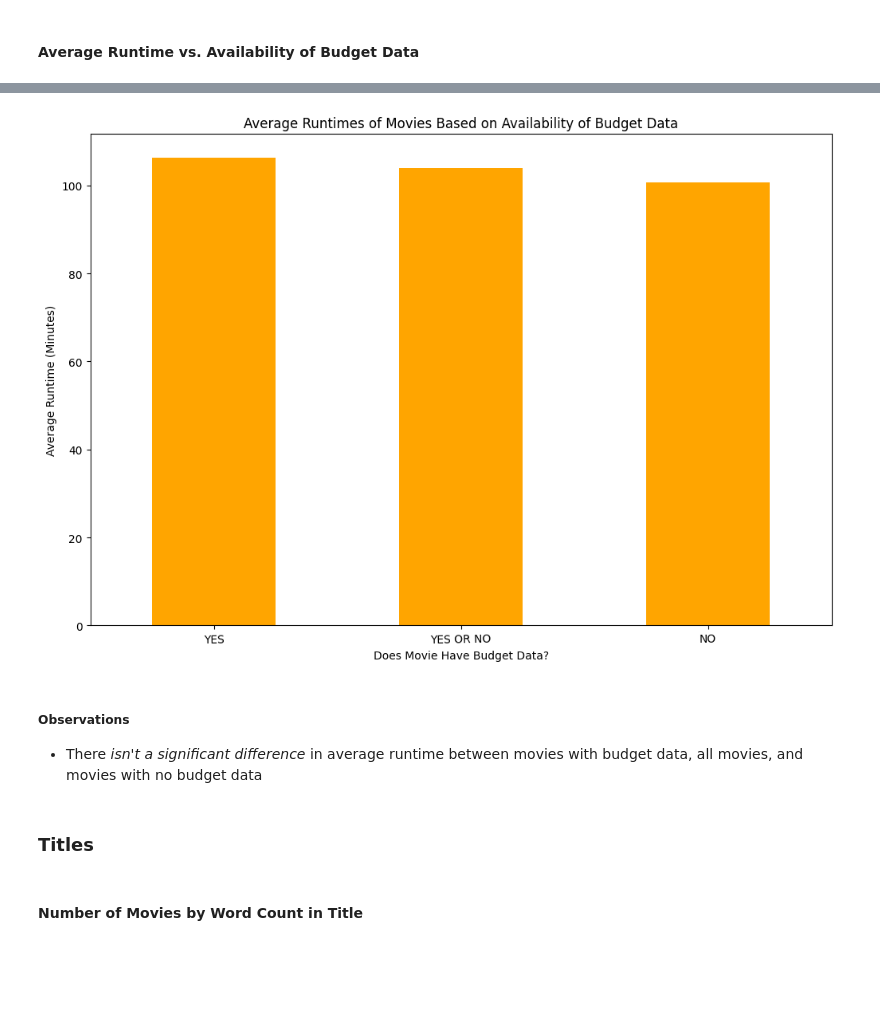
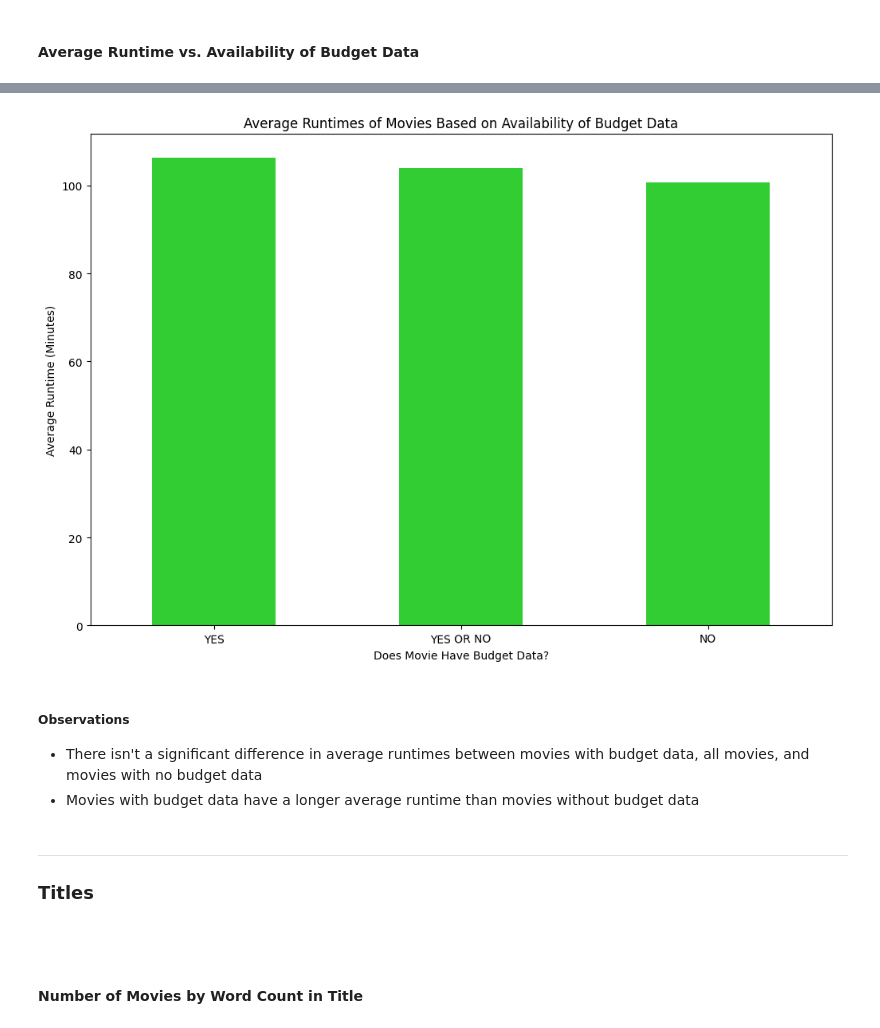
Before and after one commit to AlexPMorton/A24-Movies-EDA, a Jupyter notebook: A24_EDA.ipynb, the cells around one changed output, grey strips where cells are left out. Saved outputs shown, nothing was run; the diff lists cells and outputs as text; code cells hidden in the pictures; blank space fills up the shorter version.

```diff
--- a/A24_EDA.ipynb
+++ b/A24_EDA.ipynb
@@ -233,18 +249,22 @@ A24_budgets_mean # Data of average values for the 3 different movie groups
 # %%
-A24_budgets_mean_runtime_plot = A24_budgets_mean[['runtime']].plot(kind='bar', figsize = (12,12/1.5), color = ['orange'], rot = 1,
-xlabel='Does Movie Have Budget Data?', ylabel='Average Runtime (Minutes)',
-title='Average Runtimes of Movies Based on Availability of Budget Data')
+A24_budgets_mean_runtime_plot = A24_budgets_mean[['runtime']].plot(kind = 'bar', figsize = (12,12/1.5), color = ['limegreen'], rot = 1,
+xlabel = 'Does Movie Have Budget Data?', ylabel = 'Average Runtime (Minutes)',
+title = 'Average Runtimes of Movies Based on Availability of Budget Data')
 
 # Removes plot legend
 A24_budgets_mean_runtime_plot.get_legend().remove()
 
 A24_budgets_mean_runtime_plot;
 # %% [output]
-[figure, old version]
+[figure, new version]
 # %% [markdown]
 ##### Observations
-- There *isn't a significant difference* in average runtime between movies with budget data, all movies, and movies with no budget data
+- There isn't a significant difference in average runtimes between movies with budget data, all movies, and movies with no budget data
+- Movies with budget data have a longer average runtime than movies without budget data
-# %% [markdown]
-### Titles
+# %% [markdown]
+___
+### Titles
+
+&nbsp;
 # %% [markdown]
 #### Number of Movies by Word Count in Title
```
Also changed, not shown: parts of 92 cells of this notebook.
